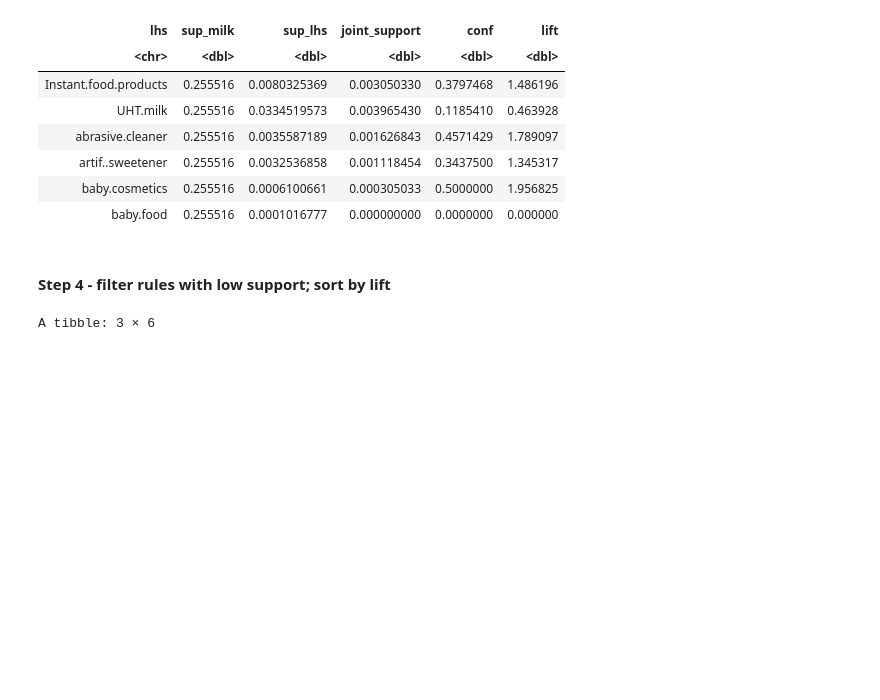
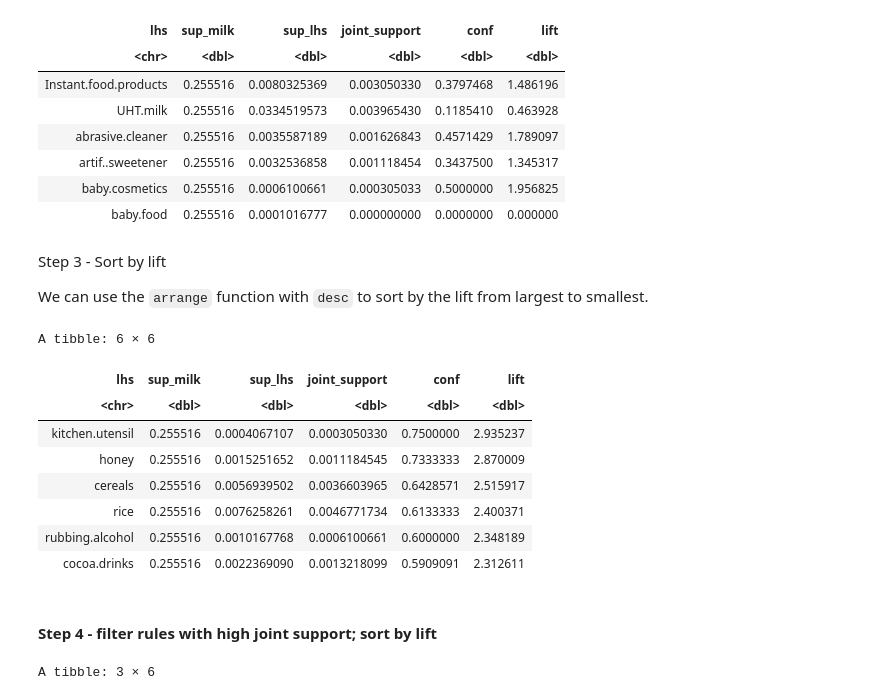
Before and after one commit to yardsale8/DSCI_210_R_notebooks, a Jupyter notebook: lecture_10_3_computing_arules_the_dplyr_way.ipynb, the cells around one changed output. Drawn from its saved outputs; the diff is of its cells as text; code cells hidden in the pictures; blank space fills up the shorter version.

```diff
--- a/lecture_10_3_computing_arules_the_dplyr_way.ipynb
+++ b/lecture_10_3_computing_arules_the_dplyr_way.ipynb
@@ -189,8 +226,27 @@ A tibble: 6 × 6
 | artif..sweetener | 0.255516 | 0.0032536858 | 0.001118454 | 0.3437500 | 1.345317 |
 | baby.cosmetics | 0.255516 | 0.0006100661 | 0.000305033 | 0.5000000 | 1.956825 |
 | baby.food | 0.255516 | 0.0001016777 | 0.000000000 | 0.0000000 | 0.000000 |
+# %% [markdown]
+Step 3 - Sort by lift
+
+We can use the `arrange` function with `desc` to sort by the lift from largest to smallest.
+# %%
+(many_rules
+ %>% arrange(desc(lift))
+ %>% head
+ )
+# %% [output]
+A tibble: 6 × 6
+| lhs | sup_milk | sup_lhs | joint_support | conf | lift |
+| <chr> | <dbl> | <dbl> | <dbl> | <dbl> | <dbl> |
+| kitchen.utensil | 0.255516 | 0.0004067107 | 0.0003050330 | 0.7500000 | 2.935237 |
+| honey | 0.255516 | 0.0015251652 | 0.0011184545 | 0.7333333 | 2.870009 |
+| cereals | 0.255516 | 0.0056939502 | 0.0036603965 | 0.6428571 | 2.515917 |
+| rice | 0.255516 | 0.0076258261 | 0.0046771734 | 0.6133333 | 2.400371 |
+| rubbing.alcohol | 0.255516 | 0.0010167768 | 0.0006100661 | 0.6000000 | 2.348189 |
+| cocoa.drinks | 0.255516 | 0.0022369090 | 0.0013218099 | 0.5909091 | 2.312611 |
 # %% [markdown]
-#### Step 4 - filter rules with low support; sort by lift
+#### Step 4 - filter rules with high joint support; sort by lift
 # %%
 (many_rules
  %>% filter(joint_support > .05)
```
Also changed, not shown: parts of 6 cells of this notebook.
